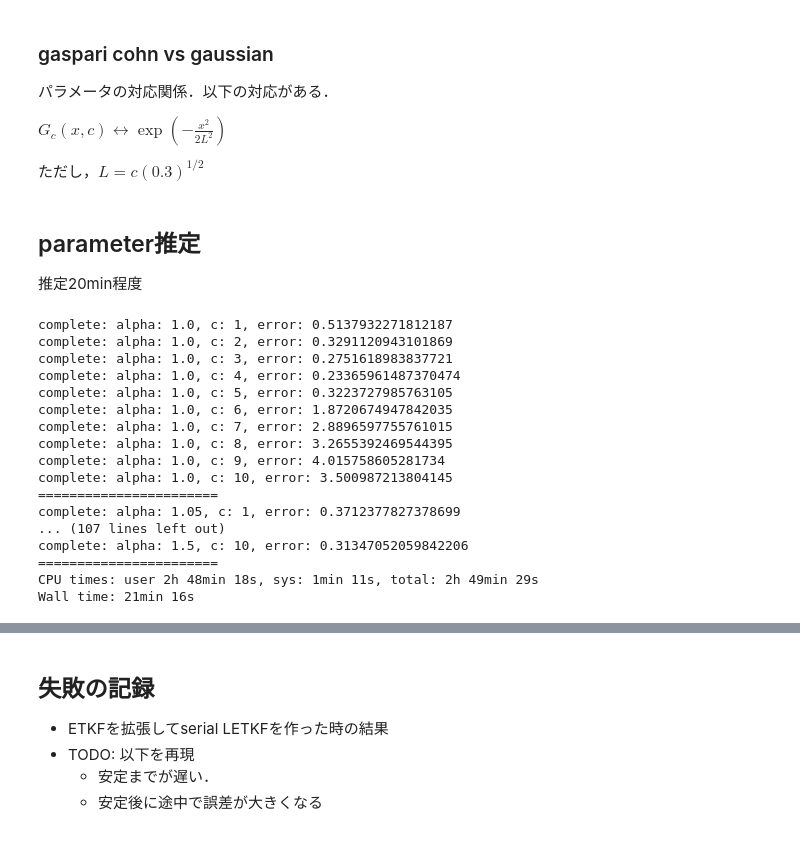
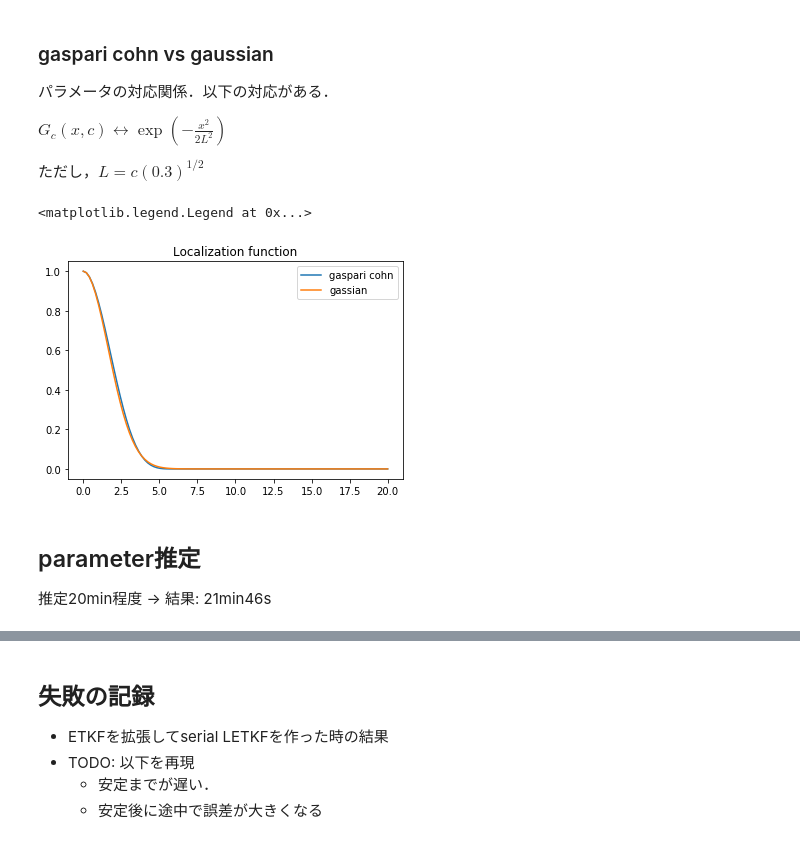
Before and after one commit to KotaTakeda/rccs_online_school, a Jupyter notebook: work_letkf.ipynb, the cells around one changed output, grey strips where cells are left out. Cells and saved outputs as stored; diff of their text form; code cells hidden in the pictures.

Commit message:
LETKF最適結果保存

```diff
--- a/work_letkf.ipynb
+++ b/work_letkf.ipynb
@@ -83,13 +83,3 @@ true = np.load('data/true_atr.npy')
 np.random.seed(0)
 x_0 = true[np.random.randint(len(true)-1)]
 P_0 = 25*I
-# %%
-%%time
-m = 8
-alpha = 1.08
-c = 8.5
-letkf = LETKF(M, H, Q, R, y[:300], x_0, P_0, m=m, alpha=alpha, c=c, localization='')
-letkf.forward_estimation()
-plot_error_KF(true, y, [letkf.x, letkf.x_f], trPs=[letkf.trP], legends=['x_a', 'x_f'])
-estimate_error_with_params(true, [letkf.x], [m], 'm')
-plot_gaspari_cohn(c)
@@ -114,55 +97,40 @@ $ G_c(x, c) \leftrightarrow \exp(- \frac{x^2}{2L^2}) $
 # %%
 c = c
 L = c*(0.3)**(1/2)
 plot_gaspari_cohn(c)
 x_arr = np.linspace(0, 20, 100)
-y_func = [exp(-x**2/(2*L**2)) for x in x_arr]
+y_func = [np.exp(-x**2/(2*L**2)) for x in x_arr]
 plt.plot(x_arr, y_func, label='gassian')
 plt.legend()
+# %% [output]
+<matplotlib.legend.Legend at 0x...>
+[figure, added]
 # %% [markdown]
 ## parameter推定
-推定20min程度
+推定20min程度 -> 結果: 21min46s
 # %%
-%%time
-m=8
-spin_up = 150
-duration = 150
+# %%time
+# m=8
+# spin_up = 150
+# duration = 150
 
-num_alpha = 11
-num_c = 10
-params_alpha = np.linspace(1.0, 1.5, num=num_alpha)
-params_c = np.arange(num_c) + 1
-errors = np.zeros((num_alpha, num_c))
+# num_alpha = 11
+# num_c = 10
+# params_alpha = np.linspace(1.0, 1.5, num=num_alpha)
+# params_c = np.arange(num_c) + 1
+# errors = np.zeros((num_alpha, num_c))
 
-for i in range(num_alpha):
-    alpha = params_alpha[i]
-    for j in range(num_c):
-        c = params_c[j]
-        letkf = LETKF(M, H, Q, R, y[:spin_up+duration], x_0, P_0, m=m, alpha=alpha, c=c)
-        letkf.forward_estimation()
-        error = error_series_kf(true, letkf.x, time_index=np.arange(duration)+spin_up).mean()
-        errors[i,j] = error
-        print('complete: alpha: {}, c: {}, error: {}'.format(alpha, c, error))
-    print('=======================')
-df = pd.DataFrame(errors, index=params_alpha, columns=params_c)
-df.to_csv('data/letkf/letkf_alpha_c_rough.csv')
+# for i in range(num_alpha):
+#     alpha = params_alpha[i]
+#     for j in range(num_c):
+#         c = params_c[j]
+#         letkf = LETKF(M, H, Q, R, y[:spin_up+duration], x_0, P_0, m=m, alpha=alpha, c=c)
+#         letkf.forward_estimation()
+#         error = error_series_kf(true, letkf.x, time_index=np.arange(duration)+spin_up).mean()
+#         errors[i,j] = error
+#         print('complete: alpha: {}, c: {}, error: {}'.format(alpha, c, error))
+#     print('=======================')
+# df = pd.DataFrame(errors, index=params_alpha, columns=params_c)
+# df.to_csv('data/letkf/letkf_alpha_c_rough.csv')
-# %% [output]
-complete: alpha: 1.0, c: 1, error: 0.5137932271812187
-complete: alpha: 1.0, c: 2, error: 0.3291120943101869
-complete: alpha: 1.0, c: 3, error: 0.2751618983837721
-complete: alpha: 1.0, c: 4, error: 0.23365961487370474
-complete: alpha: 1.0, c: 5, error: 0.3223727985763105
-complete: alpha: 1.0, c: 6, error: 1.8720674947842035
-complete: alpha: 1.0, c: 7, error: 2.8896597755761015
-complete: alpha: 1.0, c: 8, error: 3.2655392469544395
-complete: alpha: 1.0, c: 9, error: 4.015758605281734
-complete: alpha: 1.0, c: 10, error: 3.500987213804145
-=======================
-complete: alpha: 1.05, c: 1, error: 0.3712377827378699
-... (107 lines left out)
-complete: alpha: 1.5, c: 10, error: 0.31347052059842206
-=======================
-CPU times: user 2h 48min 18s, sys: 1min 11s, total: 2h 49min 29s
-Wall time: 21min 16s
 # %%
 df = pd.read_csv('data/letkf/letkf_alpha_c_rough.csv', index_col=0, header=0)
```
Also changed, not shown: parts of 8 cells of this notebook, 2 other files.
